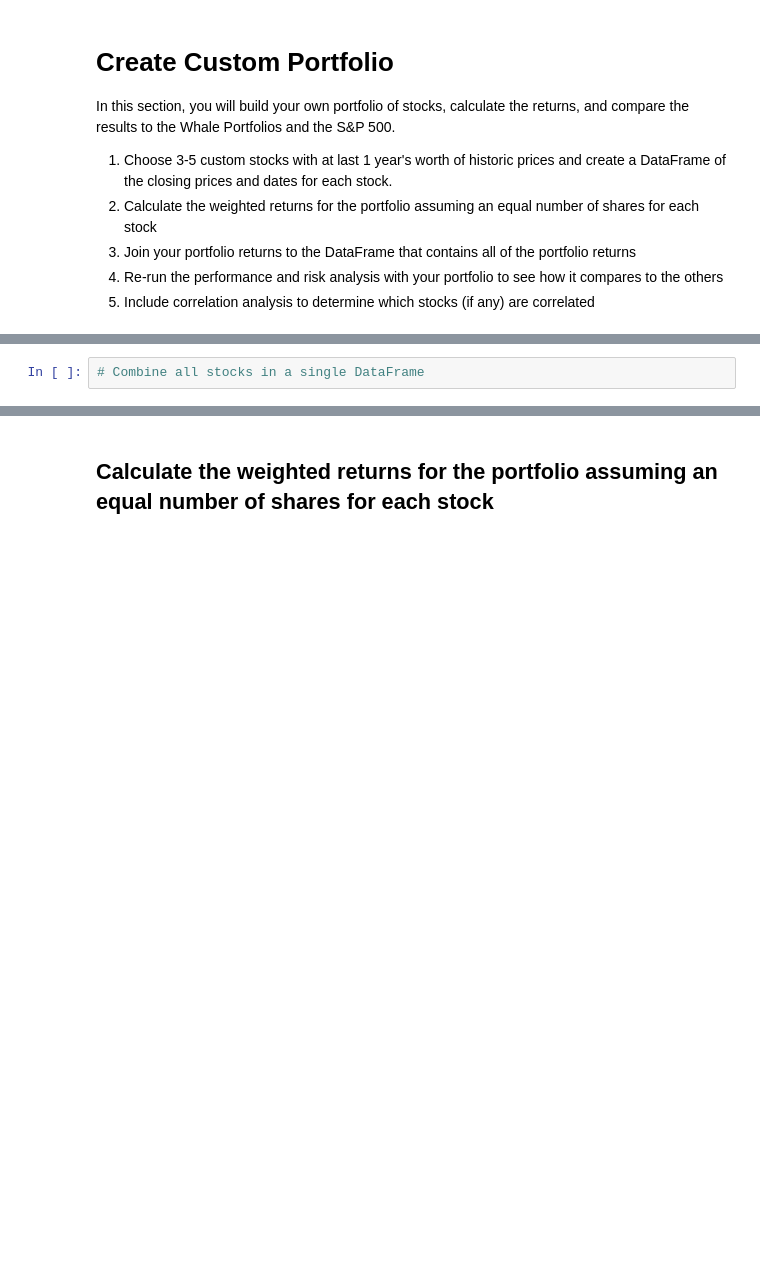
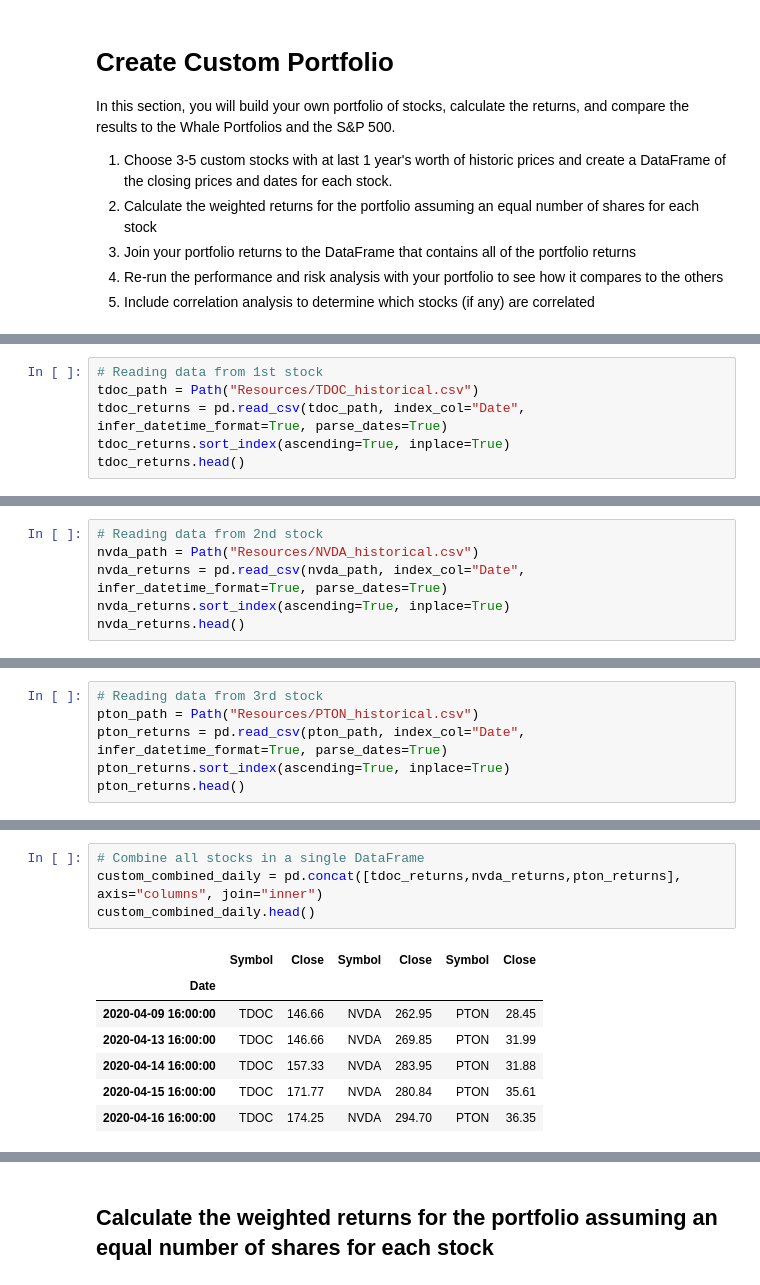
Before and after one commit to ankurgoel77/hw4-whale, a Jupyter notebook: whale_analysis.ipynb, the cells around one changed output, grey strips where cells are left out. Cells and saved outputs as stored; diff of their text form; blank space fills up the shorter version.

```diff
--- a/whale_analysis.ipynb
+++ b/whale_analysis.ipynb
@@ -414,0 +409,6 @@ For this demo solution, we fetch data from three companies listes in the S&P 500
+# %%
+# Reading data from 1st stock
+tdoc_path = Path("Resources/TDOC_historical.csv")
+tdoc_returns = pd.read_csv(tdoc_path, index_col="Date", infer_datetime_format=True, parse_dates=True)
+tdoc_returns.sort_index(ascending=True, inplace=True)
+tdoc_returns.head()
@@ -414,0 +423,6 @@ For this demo solution, we fetch data from three companies listes in the S&P 500
+# %%
+# Reading data from 2nd stock
+nvda_path = Path("Resources/NVDA_historical.csv")
+nvda_returns = pd.read_csv(nvda_path, index_col="Date", infer_datetime_format=True, parse_dates=True)
+nvda_returns.sort_index(ascending=True, inplace=True)
+nvda_returns.head()
@@ -414,0 +437,6 @@ For this demo solution, we fetch data from three companies listes in the S&P 500
+# %%
+# Reading data from 3rd stock
+pton_path = Path("Resources/PTON_historical.csv")
+pton_returns = pd.read_csv(pton_path, index_col="Date", infer_datetime_format=True, parse_dates=True)
+pton_returns.sort_index(ascending=True, inplace=True)
+pton_returns.head()
@@ -415,4 +451,14 @@ For this demo solution, we fetch data from three companies listes in the S&P 500
 # %%
 # Combine all stocks in a single DataFrame
+custom_combined_daily = pd.concat([tdoc_returns,nvda_returns,pton_returns], axis="columns", join="inner")
+custom_combined_daily.head()
+# %% [output]
+|  | Symbol | Close | Symbol | Close | Symbol | Close |
+| Date |  |  |  |  |  |  |
+| 2020-04-09 16:00:00 | TDOC | 146.66 | NVDA | 262.95 | PTON | 28.45 |
+| 2020-04-13 16:00:00 | TDOC | 146.66 | NVDA | 269.85 | PTON | 31.99 |
+| 2020-04-14 16:00:00 | TDOC | 157.33 | NVDA | 283.95 | PTON | 31.88 |
+| 2020-04-15 16:00:00 | TDOC | 171.77 | NVDA | 280.84 | PTON | 35.61 |
+| 2020-04-16 16:00:00 | TDOC | 174.25 | NVDA | 294.70 | PTON | 36.35 |
 # %%
 # Reset Date index
```
Also changed, not shown: parts of 12 cells of this notebook, 3 other files.
